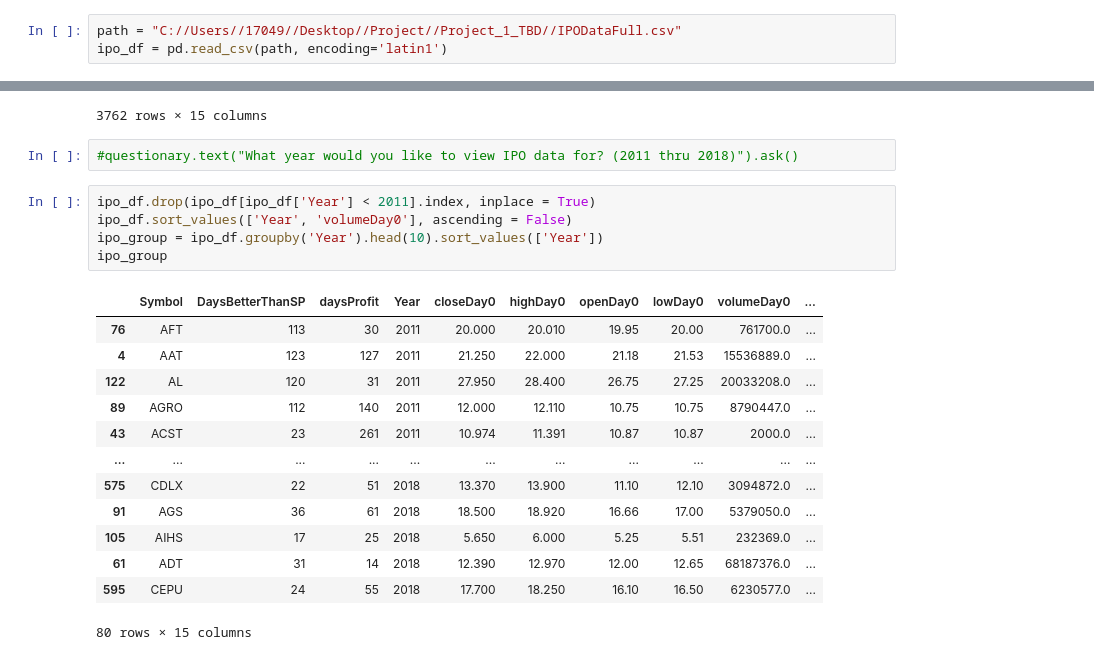
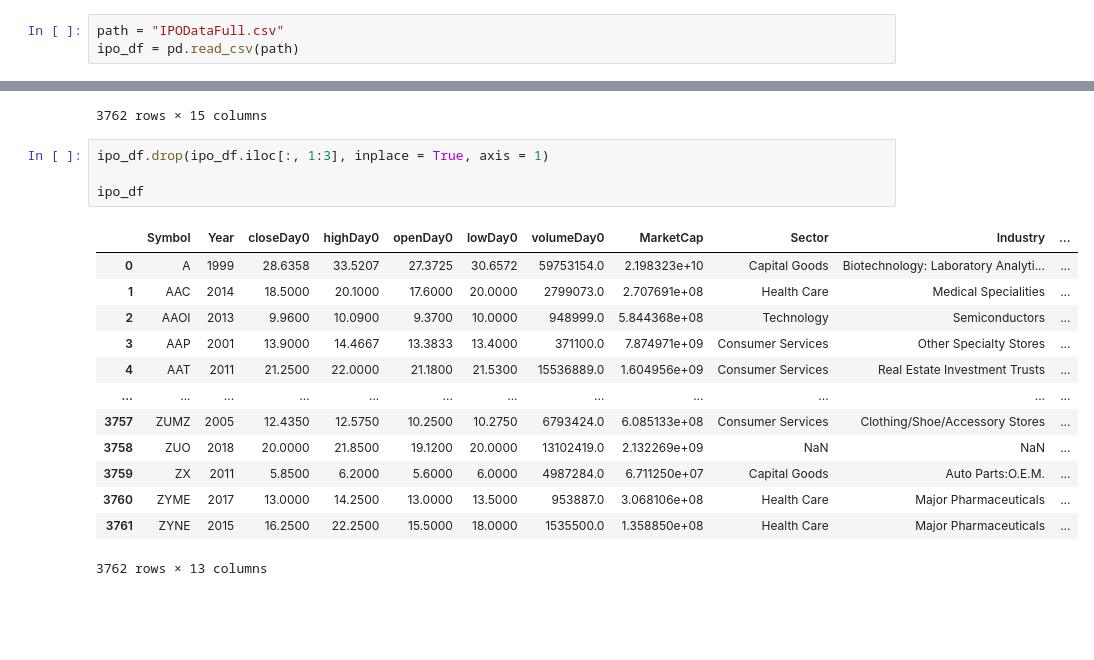
Before and after one commit to JunTheRewels/IPO_Analysis, a Jupyter notebook: sdfsdf.ipynb, the cells around one changed output, grey strips where cells are left out. Cells and saved outputs as stored; diff of their text form; blank space fills up the shorter version.

```diff
--- a/sdfsdf.ipynb
+++ b/sdfsdf.ipynb
@@ -8,3 +5,3 @@ import questionary
 # %%
-path = "C://Users//17049//Desktop//Project//Project_1_TBD//IPODataFull.csv"
-ipo_df = pd.read_csv(path, encoding='latin1')
+path = "IPODataFull.csv"
+ipo_df = pd.read_csv(path)
@@ -55,24 +91,21 @@ ipo_df
 | 3760 | ZYME | 115 | 19 | 2017 | 13.0000 | 14.2500 | 13.0000 | 13.5000 | 953887.0 | ... |
 | 3761 | ZYNE | 104 | 42 | 2015 | 16.2500 | 22.2500 | 15.5000 | 18.0000 | 1535500.0 | ... |
 3762 rows × 15 columns
-# %%
-#questionary.text("What year would you like to view IPO data for? (2011 thru 2018)").ask()
-# %%
-ipo_df.drop(ipo_df[ipo_df['Year'] < 2011].index, inplace = True)
-ipo_df.sort_values(['Year', 'volumeDay0'], ascending = False)
-ipo_group = ipo_df.groupby('Year').head(10).sort_values(['Year'])
-ipo_group
-# %% [output]
-|  | Symbol | DaysBetterThanSP | daysProfit | Year | closeDay0 | highDay0 | openDay0 | lowDay0 | volumeDay0 | ... |
-| 76 | AFT | 113 | 30 | 2011 | 20.000 | 20.010 | 19.95 | 20.00 | 761700.0 | ... |
-| 4 | AAT | 123 | 127 | 2011 | 21.250 | 22.000 | 21.18 | 21.53 | 15536889.0 | ... |
-| 122 | AL | 120 | 31 | 2011 | 27.950 | 28.400 | 26.75 | 27.25 | 20033208.0 | ... |
-| 89 | AGRO | 112 | 140 | 2011 | 12.000 | 12.110 | 10.75 | 10.75 | 8790447.0 | ... |
-| 43 | ACST | 23 | 261 | 2011 | 10.974 | 11.391 | 10.87 | 10.87 | 2000.0 | ... |
-| ... | ... | ... | ... | ... | ... | ... | ... | ... | ... | ... |
-| 575 | CDLX | 22 | 51 | 2018 | 13.370 | 13.900 | 11.10 | 12.10 | 3094872.0 | ... |
-| 91 | AGS | 36 | 61 | 2018 | 18.500 | 18.920 | 16.66 | 17.00 | 5379050.0 | ... |
-| 105 | AIHS | 17 | 25 | 2018 | 5.650 | 6.000 | 5.25 | 5.51 | 232369.0 | ... |
-| 61 | ADT | 31 | 14 | 2018 | 12.390 | 12.970 | 12.00 | 12.65 | 68187376.0 | ... |
-| 595 | CEPU | 24 | 55 | 2018 | 17.700 | 18.250 | 16.10 | 16.50 | 6230577.0 | ... |
-80 rows × 15 columns
+# %%
+ipo_df.drop(ipo_df.iloc[:, 1:3], inplace = True, axis = 1)
+
+ipo_df
+# %% [output]
+|  | Symbol | Year | closeDay0 | highDay0 | openDay0 | lowDay0 | volumeDay0 | MarketCap | Sector | Industry | ... |
+| 0 | A | 1999 | 28.6358 | 33.5207 | 27.3725 | 30.6572 | 59753154.0 | 2.198323e+10 | Capital Goods | Biotechnology: Laboratory Analyti... | ... |
+| 1 | AAC | 2014 | 18.5000 | 20.1000 | 17.6000 | 20.0000 | 2799073.0 | 2.707691e+08 | Health Care | Medical Specialities | ... |
+| 2 | AAOI | 2013 | 9.9600 | 10.0900 | 9.3700 | 10.0000 | 948999.0 | 5.844368e+08 | Technology | Semiconductors | ... |
+| 3 | AAP | 2001 | 13.9000 | 14.4667 | 13.3833 | 13.4000 | 371100.0 | 7.874971e+09 | Consumer Services | Other Specialty Stores | ... |
+| 4 | AAT | 2011 | 21.2500 | 22.0000 | 21.1800 | 21.5300 | 15536889.0 | 1.604956e+09 | Consumer Services | Real Estate Investment Trusts | ... |
+| ... | ... | ... | ... | ... | ... | ... | ... | ... | ... | ... | ... |
+| 3757 | ZUMZ | 2005 | 12.4350 | 12.5750 | 10.2500 | 10.2750 | 6793424.0 | 6.085133e+08 | Consumer Services | Clothing/Shoe/Accessory Stores | ... |
+| 3758 | ZUO | 2018 | 20.0000 | 21.8500 | 19.1200 | 20.0000 | 13102419.0 | 2.132269e+09 | NaN | NaN | ... |
+| 3759 | ZX | 2011 | 5.8500 | 6.2000 | 5.6000 | 6.0000 | 4987284.0 | 6.711250e+07 | Capital Goods | Auto Parts:O.E.M. | ... |
+| 3760 | ZYME | 2017 | 13.0000 | 14.2500 | 13.0000 | 13.5000 | 953887.0 | 3.068106e+08 | Health Care | Major Pharmaceuticals | ... |
+| 3761 | ZYNE | 2015 | 16.2500 | 22.2500 | 15.5000 | 18.0000 | 1535500.0 | 1.358850e+08 | Health Care | Major Pharmaceuticals | ... |
+3762 rows × 13 columns
```
Also changed, not shown: parts of 11 cells of this notebook, 6 other files.
